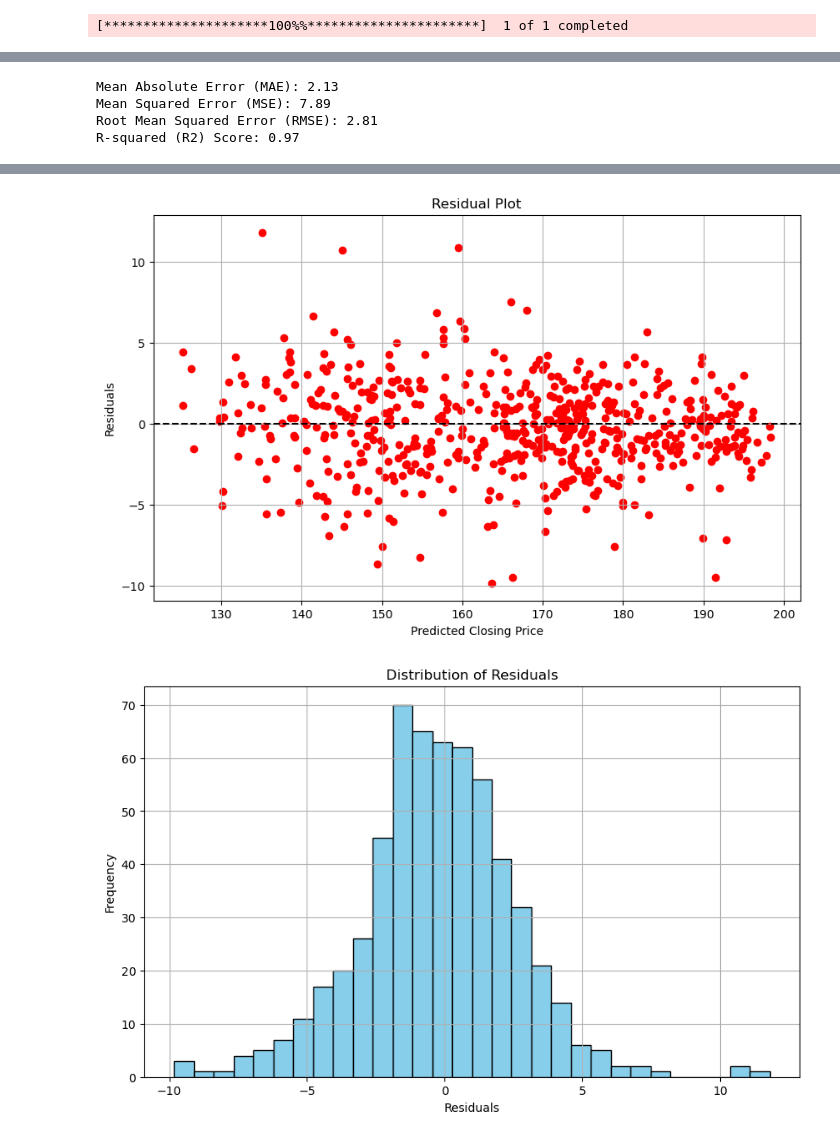
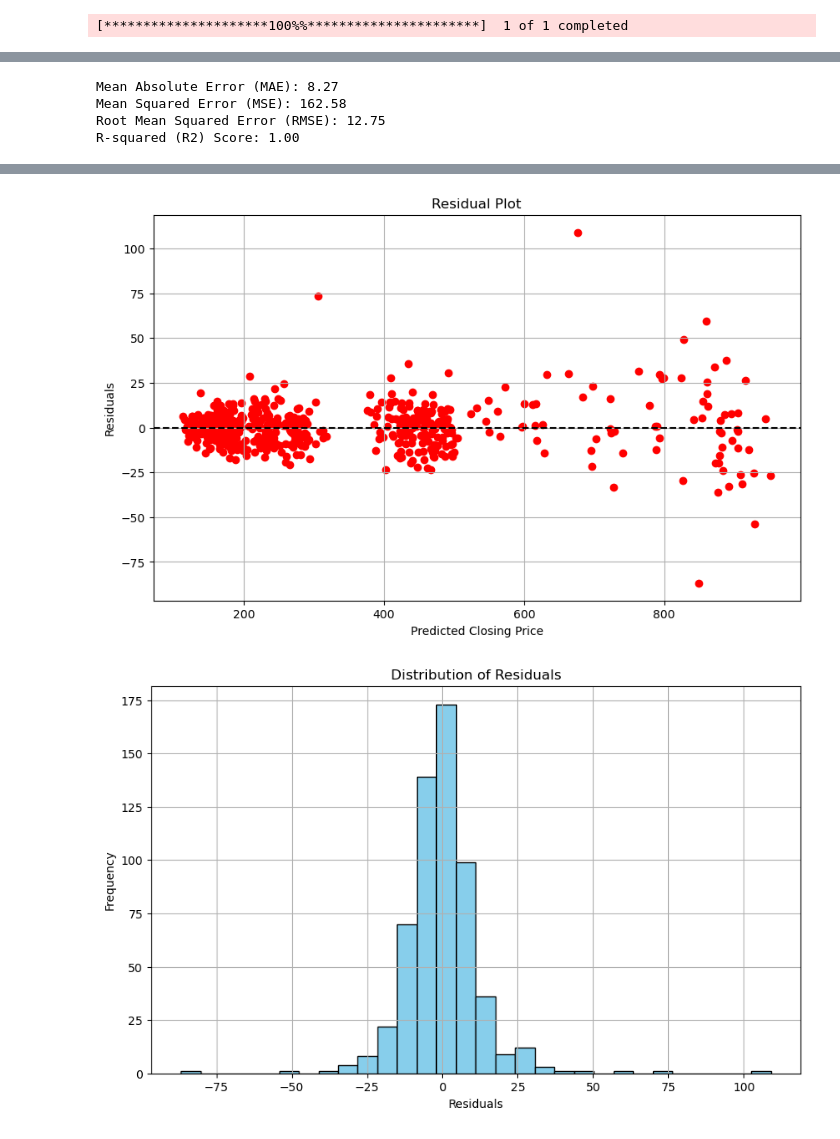
Before and after one commit to afrenkai/IASummer20241stProject, a Jupyter notebook: IAIntro24ProjStarter.ipynb, the cells around one changed output, grey strips where cells are left out. Saved outputs shown, nothing was run; the diff lists cells and outputs as text; code cells hidden in the pictures.

```diff
--- a/IAIntro24ProjStarter.ipynb
+++ b/IAIntro24ProjStarter.ipynb
@@ -9,7 +9,7 @@ from datetime import datetime
 
 
 
-stock_symbol = 'AAPL'  # constant to declare a stock ticker to run the model with. Here I Picked apple
+stock_symbol = 'NVDA'  # constant to declare a stock ticker to run the model with. Here I Picked apple
 start_date = '1984-01-01' #YYYY-MM-DD afaik
 end_date = '2024-05-01' #YYYY-MM-DD afaik
 stock_data = yf.download(stock_symbol, start=start_date, end=end_date)
@@ -97,4 +97,4 @@ plt.show()
-Mean Absolute Error (MAE): 2.13
-Mean Squared Error (MSE): 7.89
-Root Mean Squared Error (RMSE): 2.81
-R-squared (R2) Score: 0.97
+Mean Absolute Error (MAE): 8.27
+Mean Squared Error (MSE): 162.58
+Root Mean Squared Error (RMSE): 12.75
+R-squared (R2) Score: 1.00
@@ -102,2 +102,2 @@ R-squared (R2) Score: 0.97
-[figure, old version]
+[figure, new version]
-[figure, old version]
+[figure, new version]
```
Also changed, not shown: parts of 1 cell of this notebook.
